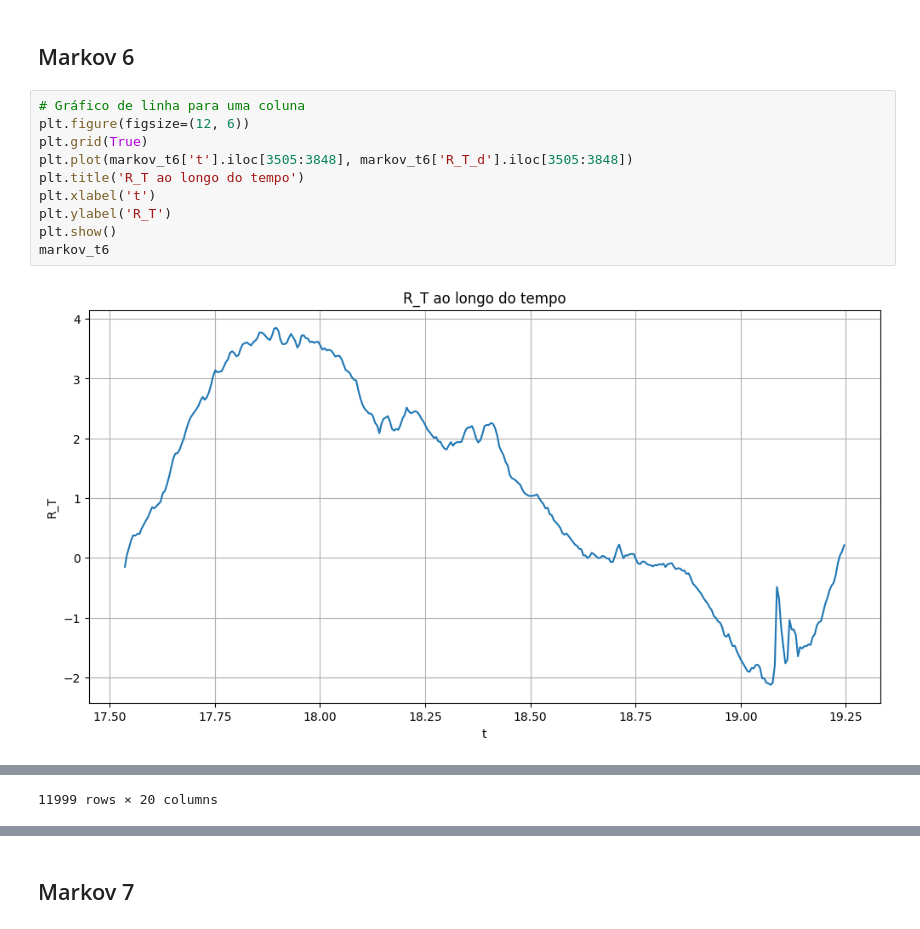
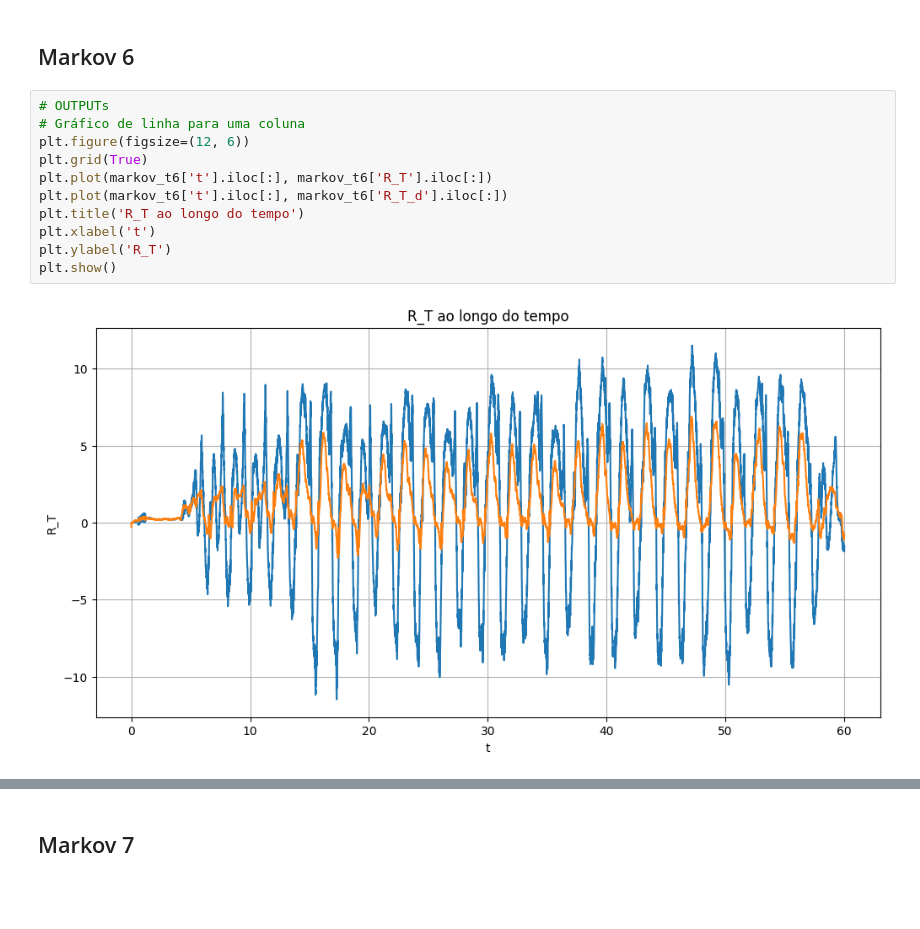
Before and after one commit to EricRibeiroAlves/Interacao-Humano-Robo, a Jupyter notebook: Codigo/[AP_T]_Eric_Markovs.ipynb, the cells around one changed output, grey strips where cells are left out. Drawn from its saved outputs; the diff is of its cells as text; blank space fills up the shorter version.

```diff
--- a/Codigo/[AP_T]_Eric_Markovs.ipynb
+++ b/Codigo/[AP_T]_Eric_Markovs.ipynb
@@ -137,14 +142,15 @@ plt.show()
 # %% [markdown]
 ## Markov 6
 # %%
+# OUTPUTs
 # Gráfico de linha para uma coluna
 plt.figure(figsize=(12, 6))
 plt.grid(True)
-plt.plot(markov_t6['t'].iloc[3505:3848], markov_t6['R_T_d'].iloc[3505:3848])
+plt.plot(markov_t6['t'].iloc[:], markov_t6['R_T'].iloc[:])
+plt.plot(markov_t6['t'].iloc[:], markov_t6['R_T_d'].iloc[:])
 plt.title('R_T ao longo do tempo')
 plt.xlabel('t')
 plt.ylabel('R_T')
 plt.show()
-markov_t6
 # %% [output]
-[figure, old version]
+[figure, new version]
@@ -163 +156,0 @@ markov_t6
-11999 rows × 20 columns
```
Also changed, not shown: parts of 15 cells of this notebook.
